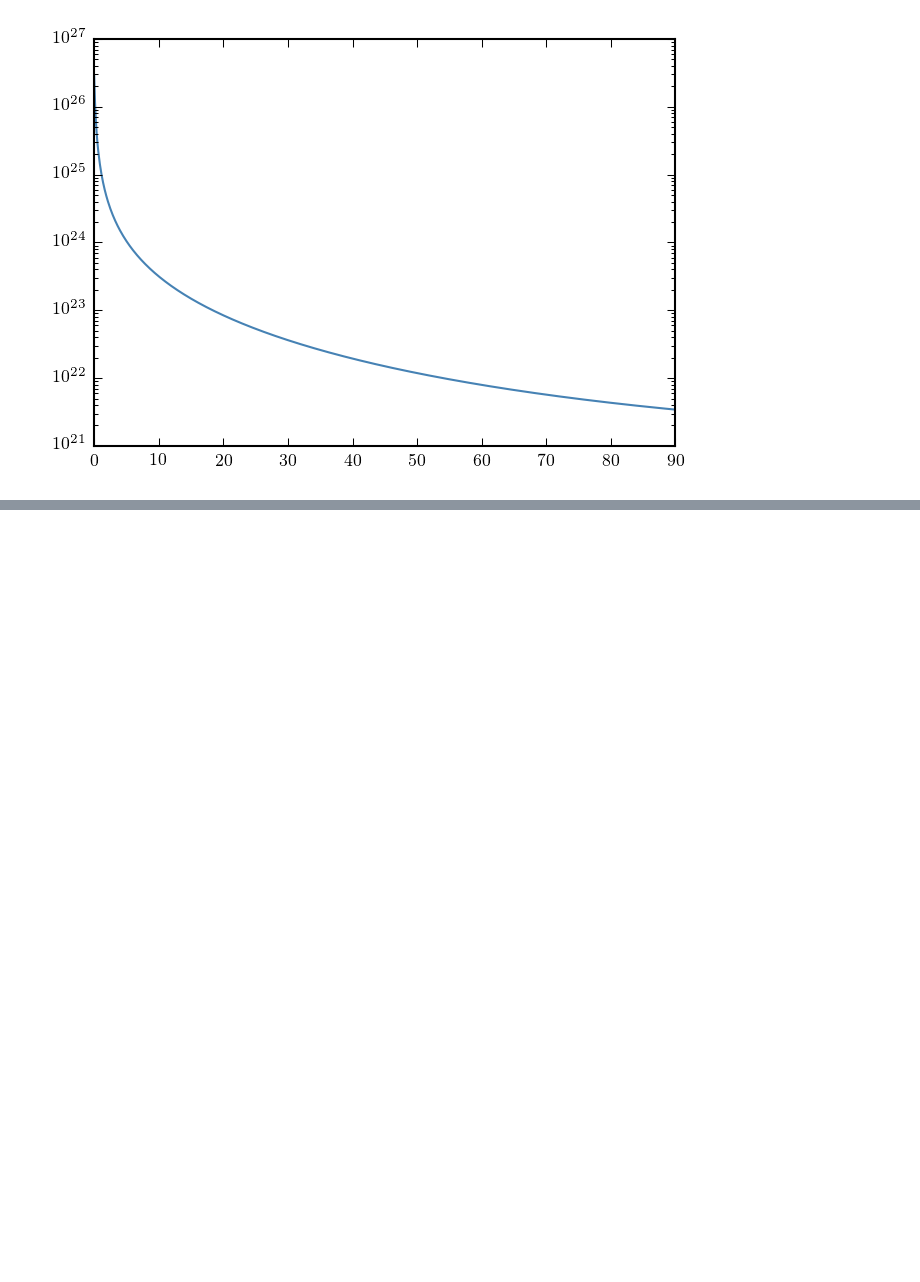
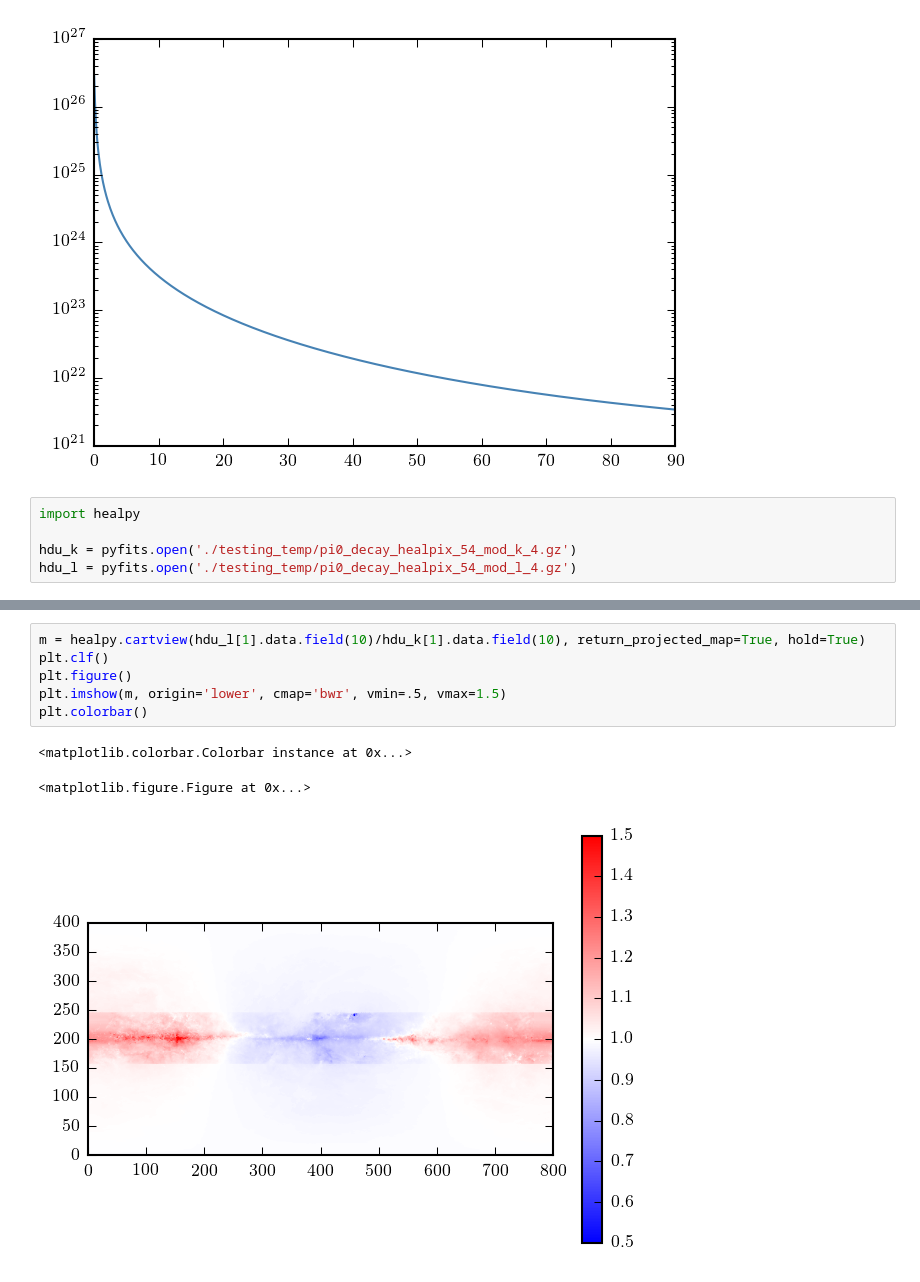
Before and after one commit to erccarls/GammaLike_dev, a Jupyter notebook: Junk.ipynb, the cells around one changed output, grey strips where cells are left out. Drawn from its saved outputs; the diff is of its cells as text; blank space fills up the shorter version.

```diff
--- a/Junk.ipynb
+++ b/Junk.ipynb
@@ -377,3 +377,8 @@ pickle.dump((psi, m[720:,720]),open('DM_radial_profile_alph_1.25.pickle', 'wb'))
 # %% [output]
 (1440, 1440)
 [figure]
+# %%
+import healpy
+
+hdu_k = pyfits.open('./testing_temp/pi0_decay_healpix_54_mod_k_4.gz')
+hdu_l = pyfits.open('./testing_temp/pi0_decay_healpix_54_mod_l_4.gz')
@@ -379,0 +393,10 @@ pickle.dump((psi, m[720:,720]),open('DM_radial_profile_alph_1.25.pickle', 'wb'))
+# %%
+m = healpy.cartview(hdu_l[1].data.field(10)/hdu_k[1].data.field(10), return_projected_map=True, hold=True)
+plt.clf()
+plt.figure()
+plt.imshow(m, origin='lower', cmap='bwr', vmin=.5, vmax=1.5)
+plt.colorbar()
+# %% [output]
+<matplotlib.colorbar.Colorbar instance at 0x...>
+<matplotlib.figure.Figure at 0x...>
+[figure, added]
```
Also changed, not shown: parts of 4 cells of this notebook, 8 other files.
